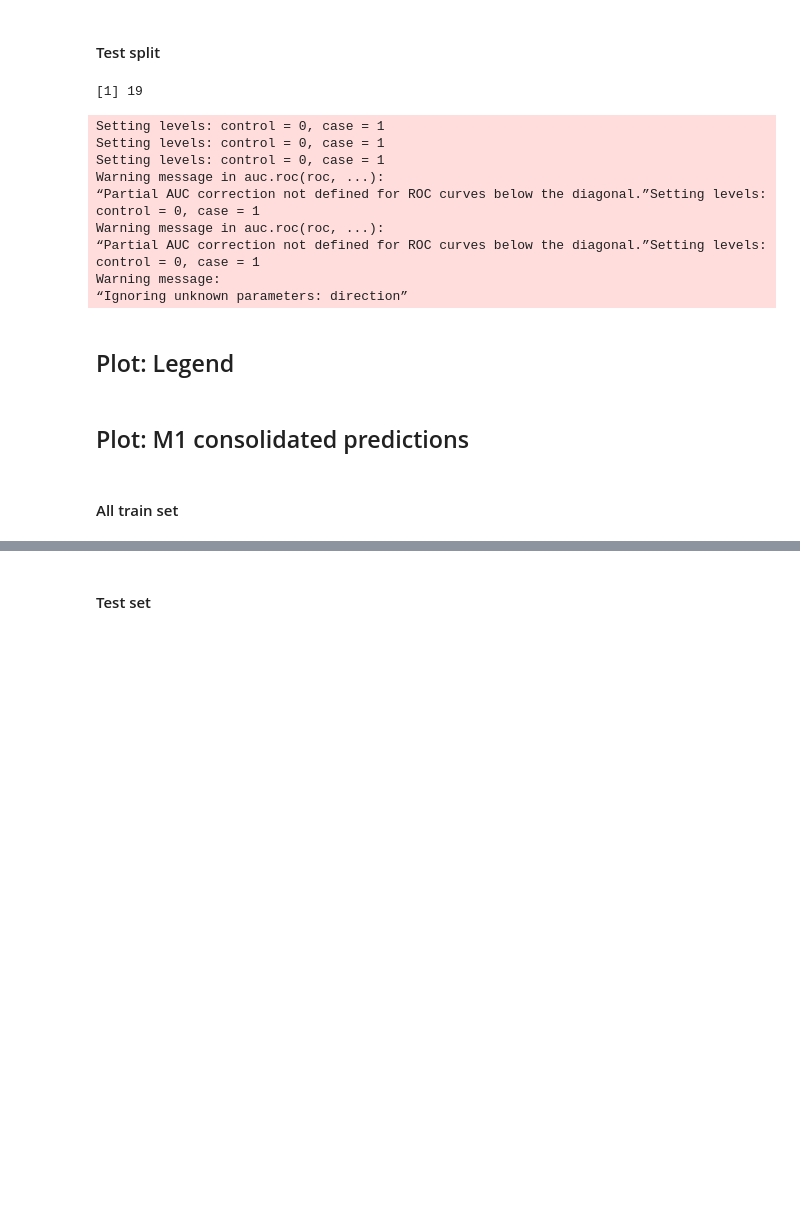
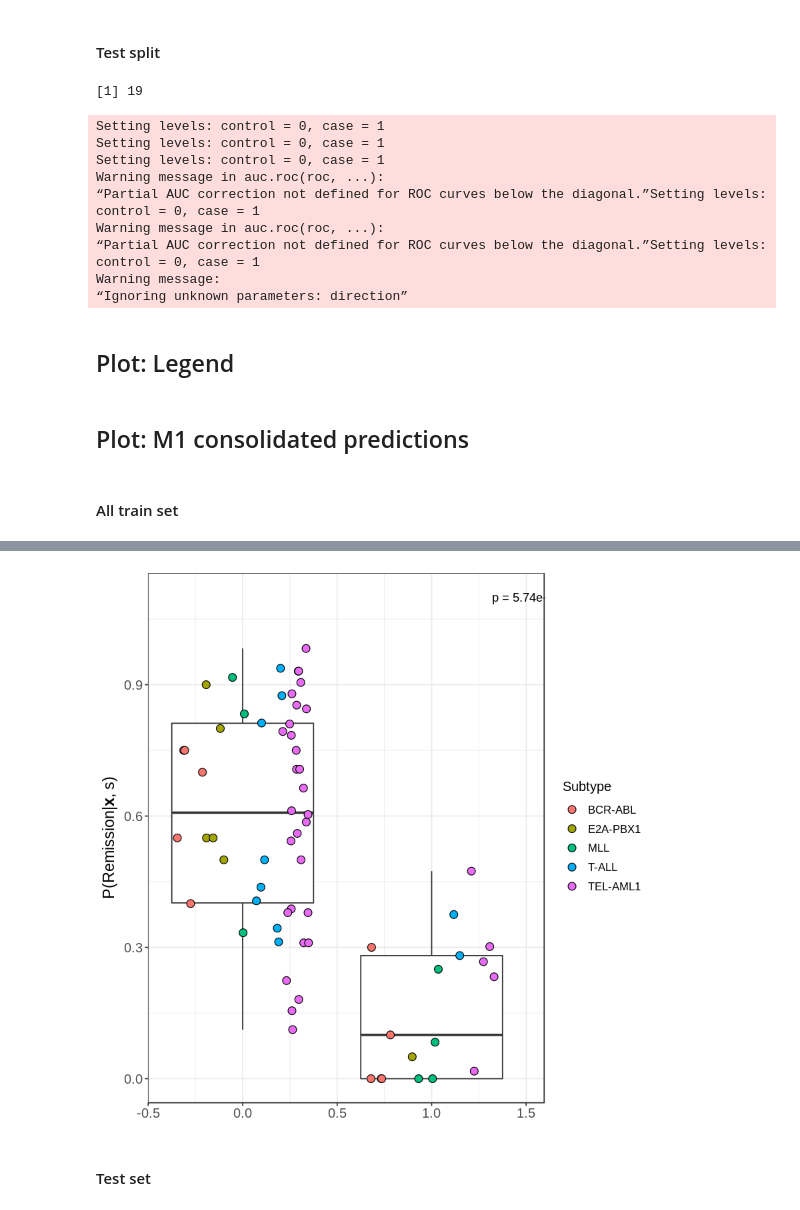
Before and after one commit to dblux/relapse_prediction, a Jupyter notebook: evaluation-figures.ipynb, the cells around one changed output, grey strips where cells are left out. Cells and saved outputs as stored; diff of their text form; code cells hidden in the pictures; blank space fills up the shorter version.

```diff
--- a/evaluation-figures.ipynb
+++ b/evaluation-figures.ipynb
@@ -50,26 +32,22 @@ source("R/utils.R")
 # %% [markdown]
 ## Import data
 # %%
-### Metadata ###
-METADATA_RPATH <- "data/GSE67684/processed/metadata/sid-metadata_v2.tsv"
-BATCH_RPATH <- "data/GSE67684/processed/metadata/sid-batch.tsv"
-LABEL_RPATH <- "data/GSE67684/processed/metadata/pid-metadata_v6.tsv"
+### ANNOTATIONS
+METADATA_SID <- "data/GSE67684/processed/metadata/sid-metadata_v2.tsv"
+METADATA_PID <- "data/GSE67684/processed/metadata/pid-metadata_v7.tsv"
 
-metadata_df <- read.table(METADATA_RPATH, sep = "\t")
-yeoh_batch <- read.table(BATCH_RPATH, sep = "\t", header = T, row.names = 1)
-yeoh_label <- read.table(
-  LABEL_RPATH, sep = "\t", header = T,
-  row.names = 1, quote = '"'
-)
+metadata_sid <- read.table(METADATA_SID, sep = "\t")
+metadata_pid <- read.table(METADATA_PID, sep = "\t", row.names = 1, quote = '"')
+metadata_pid$label <- as.factor(metadata_pid$label)
 
-## Subset of original data
+### DATA
 # Removed outliers, patients with timepoints from different batches and batch 5
 SUBSET_RPATH <- "data/GSE67684/processed/subset_yeoh.tsv"
 raw_yeoh <- read.table(SUBSET_RPATH, sep = "\t")
 # SCALE->REMOVE->FILTER->LOG
 scaled_yeoh <- normaliseMeanScaling(raw_yeoh)
 selected_yeoh <- removeProbesets(scaled_yeoh)
-data <- log2_transform(filterProbesets(selected_yeoh, 0.7, metadata_df))
+yeoh <- log2_transform(filterProbesets(selected_yeoh, 0.7, metadata_sid))
 # %% [output]
   P001_D0   P004_D0   P005_D0   P007_D0   P008_D0   P009_D0
  5.796952  4.123342  3.981577  6.317643  4.841458 11.978124
@@ -169 +150,7 @@ m1a_p_test <- read.table("tmp/m1_wo_mrd-p_test.tsv", sep = "\t")
+# %%
+results <- merge(
+  m1_p_alltrain,
+  yeoh_label[, c("d33_mrd", "d33_mrd_risk", "subtype", "treatment", "label")],
+  by = "row.names"
+)
 # %%
@@ -171,7 +158,7 @@ m1_p_alltrain <- read.table("tmp/m1-p_alltrain_simulated.tsv", sep = "\t")
 # %%
-results <- merge(
-  m1_p_alltrain,
-  yeoh_label[, c("d33_mrd", "maspore", "treatment_type", "label")],
+results_allsubtypes <- merge(
+  p_allsubtypes,
+  yeoh_label[, c("d33_mrd", "d33_mrd_risk", "subtype", "treatment", "label")],
   by = "row.names"
 )
 # %% [markdown]
@@ -854,13 +825,13 @@ mrd_p_alltrain
 # %%
 # Plot: Jitter - P v.s. Outcome
 # Wilcoxon rank sum
-list_p <- split(alltrain_features$p, alltrain_features$label)
+list_p <- split(results$p, results$label)
 alltrain_wilcox <- wilcox.test(list_p[[1]], list_p[[2]])
 p_label <- sprintf("Wilcoxon rank-sum, p = %.2e", alltrain_wilcox$p.value)
 
 jitter_m1_p_alltrain <- ggplot(
-    alltrain_features,
-    aes(x = label, y = p_rem)
+    results,
+    aes(x = label, y = p)
   ) +
   geom_boxplot(
     aes(group = label),
@@ -891,6 +862,10 @@ jitter_m1_p_alltrain <- ggplot(
     legend.title = element_text(size = 12),
     legend.text = element_text(size = 10)
   )
+# %%
+jitter_m1_p_alltrain
+# %% [output]
+[figure, added]
 # %%
 WPATH <- "~/Dropbox/tmp/m1-jitter-m1_alltrain.pdf"
 ggsave(WPATH, jitter_m1_p_alltrain, width = 4.8, height = 3)
```
Also changed, not shown: parts of 33 cells of this notebook, 9 other files.
